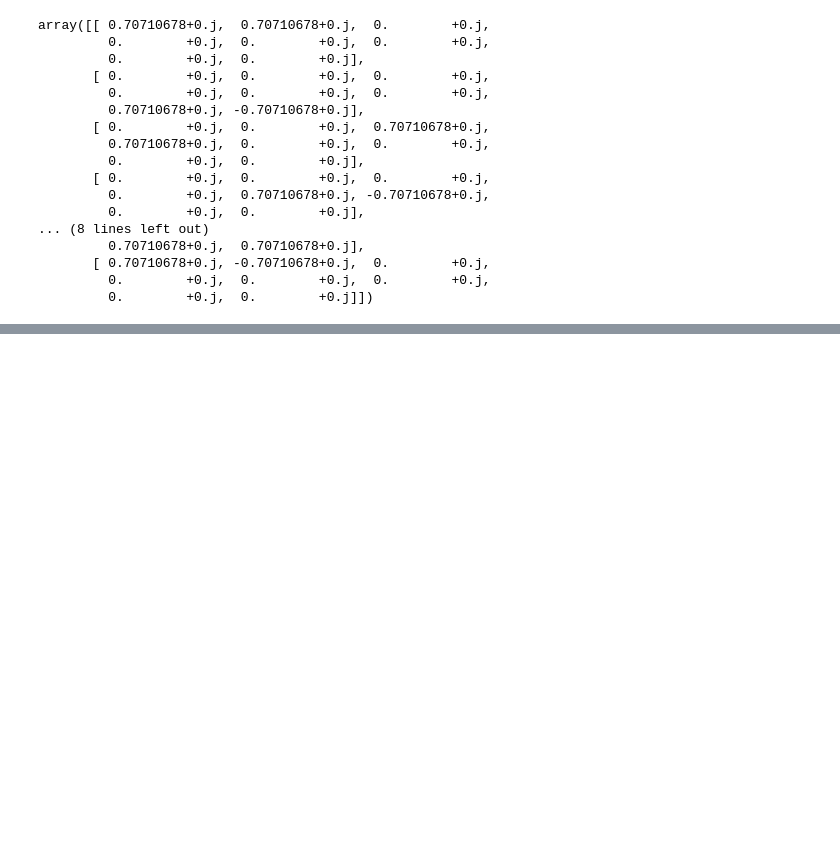
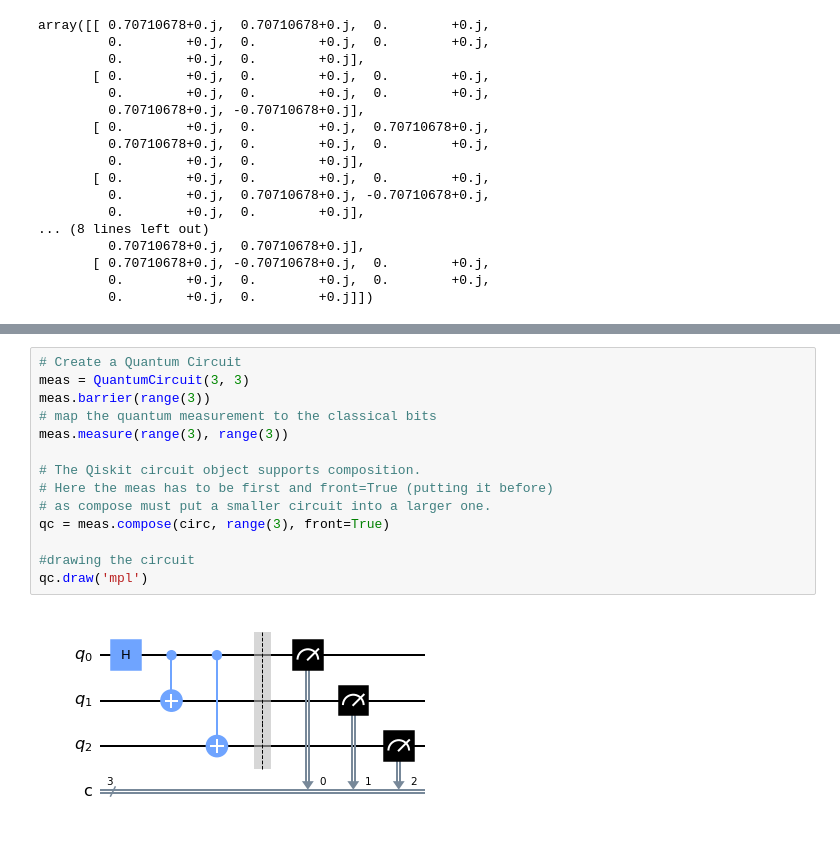
Before and after one commit to jonhealy1/learning-quantum, a Jupyter notebook: qiskit/circuit_basics.ipynb, the cells around one changed output, grey strips where cells are left out. Saved outputs shown, nothing was run; the diff lists cells and outputs as text; blank space fills up the shorter version.

Commit message:
finish circuit_basics tutorial

```diff
--- a/qiskit/circuit_basics.ipynb
+++ b/qiskit/circuit_basics.ipynb
@@ -104,0 +125,16 @@ array([[ 0.70710678+0.j,  0.70710678+0.j,  0.        +0.j,
+# %%
+# Create a Quantum Circuit
+meas = QuantumCircuit(3, 3)
+meas.barrier(range(3))
+# map the quantum measurement to the classical bits
+meas.measure(range(3), range(3))
+
+# The Qiskit circuit object supports composition.
+# Here the meas has to be first and front=True (putting it before)
+# as compose must put a smaller circuit into a larger one.
+qc = meas.compose(circ, range(3), front=True)
+
+#drawing the circuit
+qc.draw('mpl')
+# %% [output]
+[figure, added]
```
Also changed, not shown: parts of 9 cells of this notebook.
